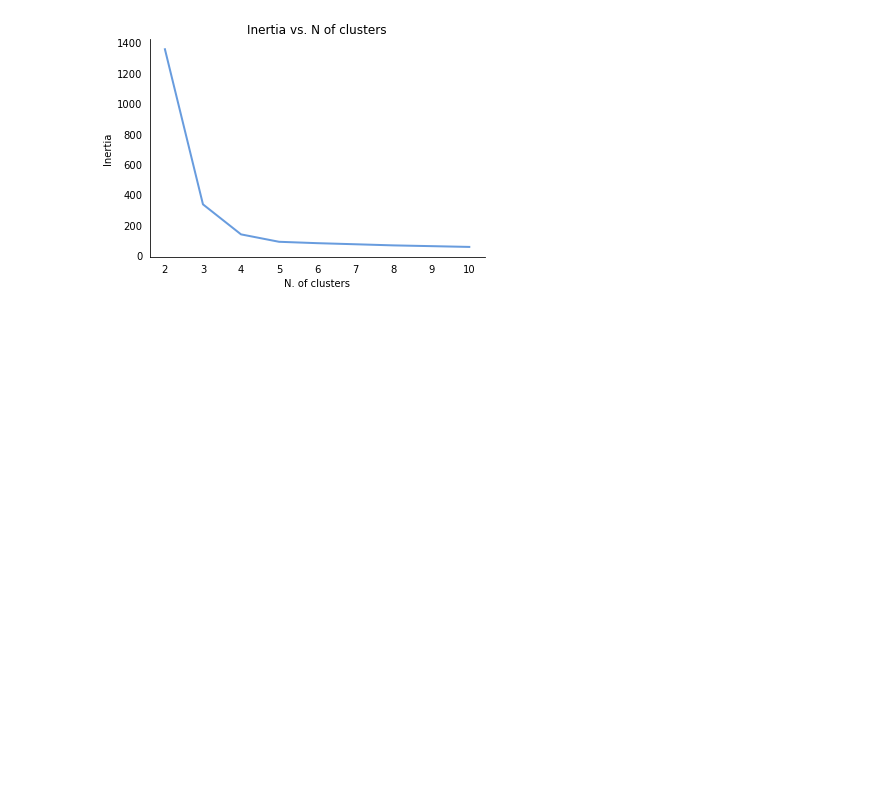
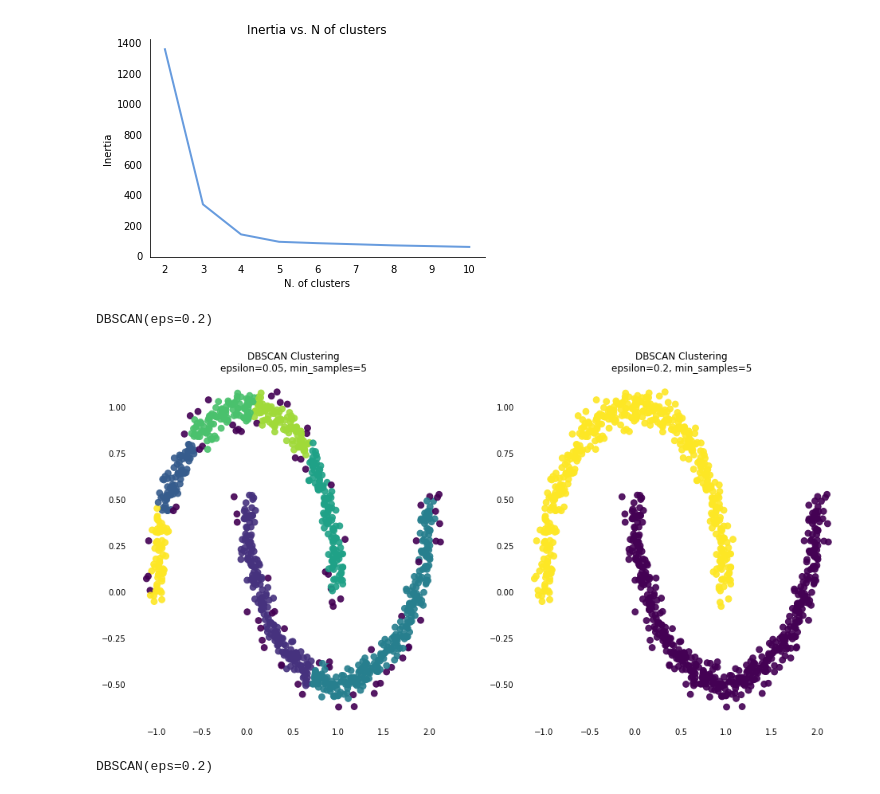
Before and after one commit to andreoniriccardo/articles, a Jupyter notebook: clustering/clustering.ipynb, the cells around one changed output. Saved outputs shown, nothing was run; the diff lists cells and outputs as text; code cells hidden in the pictures; blank space fills up the shorter version.

```diff
--- a/clustering/clustering.ipynb
+++ b/clustering/clustering.ipynb
@@ -145,0 +151,44 @@ plt.savefig('k-means_02.png', dpi=500)
+# %%
+X, _ = make_moons(n_samples=1000, noise=0.05, random_state=42)
+dbscan_1 = DBSCAN(eps=0.05, min_samples=5)
+dbscan_1.fit(X)
+
+dbscan_2 = DBSCAN(eps=0.2, min_samples=5)
+dbscan_2.fit(X)
+# %% [output]
+DBSCAN(eps=0.2)
+# %%
+fig, axes = plt.subplots(1,2,figsize=(16, 8))
+# Plot data points and cluster assignments
+axes[0].scatter(X[:, 0], X[:, 1], c=dbscan_1.labels_, cmap='viridis', alpha=0.9, s=60)
+axes[0].set_title('DBSCAN Clustering\nepsilon=0.05, min_samples=5')
+axes[0].spines['top'].set_visible(False)
+axes[0].spines['bottom'].set_visible(False)
+axes[0].spines['right'].set_visible(False)
+axes[0].spines['left'].set_visible(False)
+axes[0].spines['left'].set_visible(False)
+axes[0].xaxis.set_ticks_position('none')
+axes[0].yaxis.set_ticks_position('none')
+
+axes[1].scatter(X[:, 0], X[:, 1], c=dbscan_2.labels_, cmap='viridis', alpha=0.9, s=60)
+axes[1].set_title('DBSCAN Clustering\nepsilon=0.2, min_samples=5')
+axes[1].spines['top'].set_visible(False)
+axes[1].spines['bottom'].set_visible(False)
+axes[1].spines['right'].set_visible(False)
+axes[1].spines['left'].set_visible(False)
+axes[1].spines['left'].set_visible(False)
+axes[1].xaxis.set_ticks_position('none')
+axes[1].yaxis.set_ticks_position('none')
+
+plt.savefig('dbscan_01.png', dpi=500)
+# %% [output]
+[figure, added]
+# %%
+X, _ = make_circles(n_samples=1000, noise=0.05, random_state=42, factor=.5)
+dbscan_1 = DBSCAN(eps=0.05, min_samples=5)
+dbscan_1.fit(X)
+
+dbscan_2 = DBSCAN(eps=0.2, min_samples=5)
+dbscan_2.fit(X)
+# %% [output]
+DBSCAN(eps=0.2)
```
Also changed, not shown: parts of 2 cells of this notebook.
